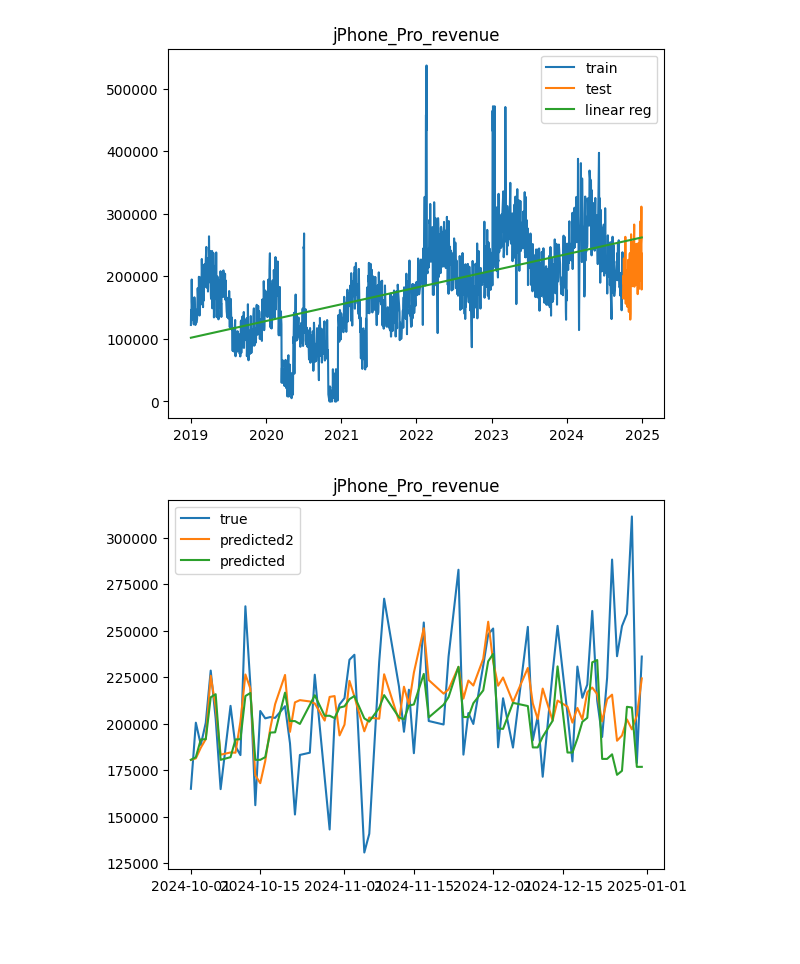
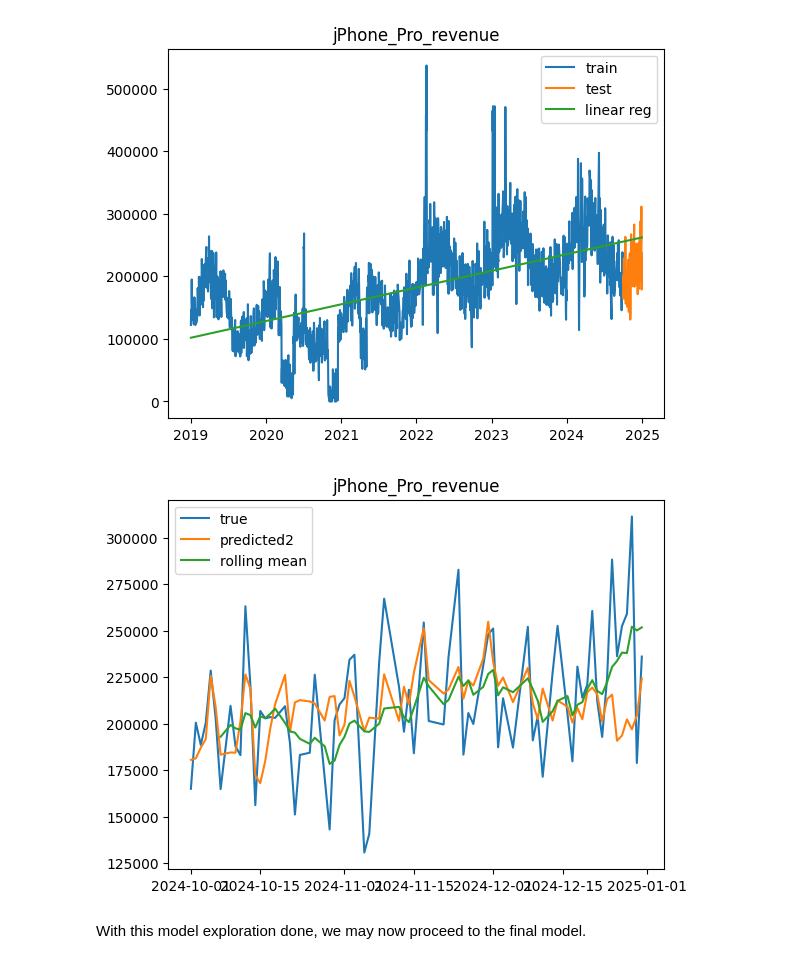
Before and after one commit to jsilvalavin/orange_test_stage, a Jupyter notebook: notebooks/modeling.ipynb, the cells around one changed output. Drawn from its saved outputs; the diff is of its cells as text; code cells hidden in the pictures; blank space fills up the shorter version.

```diff
--- a/notebooks/modeling.ipynb
+++ b/notebooks/modeling.ipynb
@@ -467,19 +464,24 @@ plt.show()
 # %%
 # me make the data stationary
 y_tr = y_train - model.predict(x_with_int)
 y_te = y_test - model.predict(add_constant(X_test['ordinal']))
 
 reg2 = xgb.XGBRegressor(n_estimators=1000,learning_rate=0.02) #early_stopping_rounds=50
 reg2.fit(X_train, y_tr,
         #eval_set = [(X_train,y_tr), (X_test_pred,y_te)],
         verbose=0)
 
 # add the linear regression prediction to the xgb prediction
+#plt.plot(X_train.index, y_tr + model.predict(x_with_int), label='train')
 plt.plot(y_test.index, y_test, label='true')
 plt.plot(y_test.index, reg2.predict(X_test) + model.predict(add_constant(X_test['ordinal'])), label='predicted2')
-plt.plot(y_test.index, reg.predict(X_test_pred), label='predicted')
+#plt.plot(y_test.index, reg.predict(X_test_pred), label='predicted')
 plt.title('jPhone_Pro_revenue')
+# plot rolling mean
+plt.plot(y_test.index, y_test.rolling(window=7).mean(), label='rolling mean')
 plt.legend()
 plt.show()
 # %% [output]
-[figure, old version]
+[figure, new version]
+# %% [markdown]
+With this model exploration done, we may now proceed to the final model.
```
Also changed, not shown: parts of 2 cells of this notebook, 12 other files.
